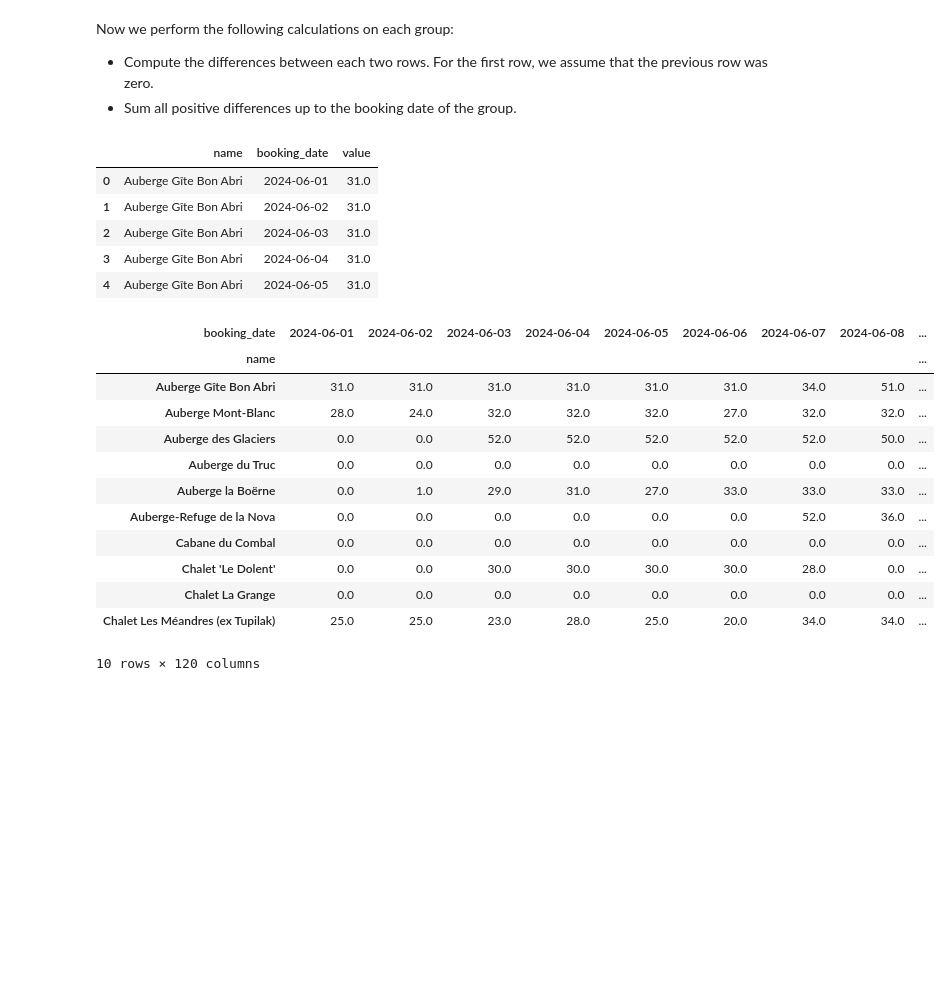
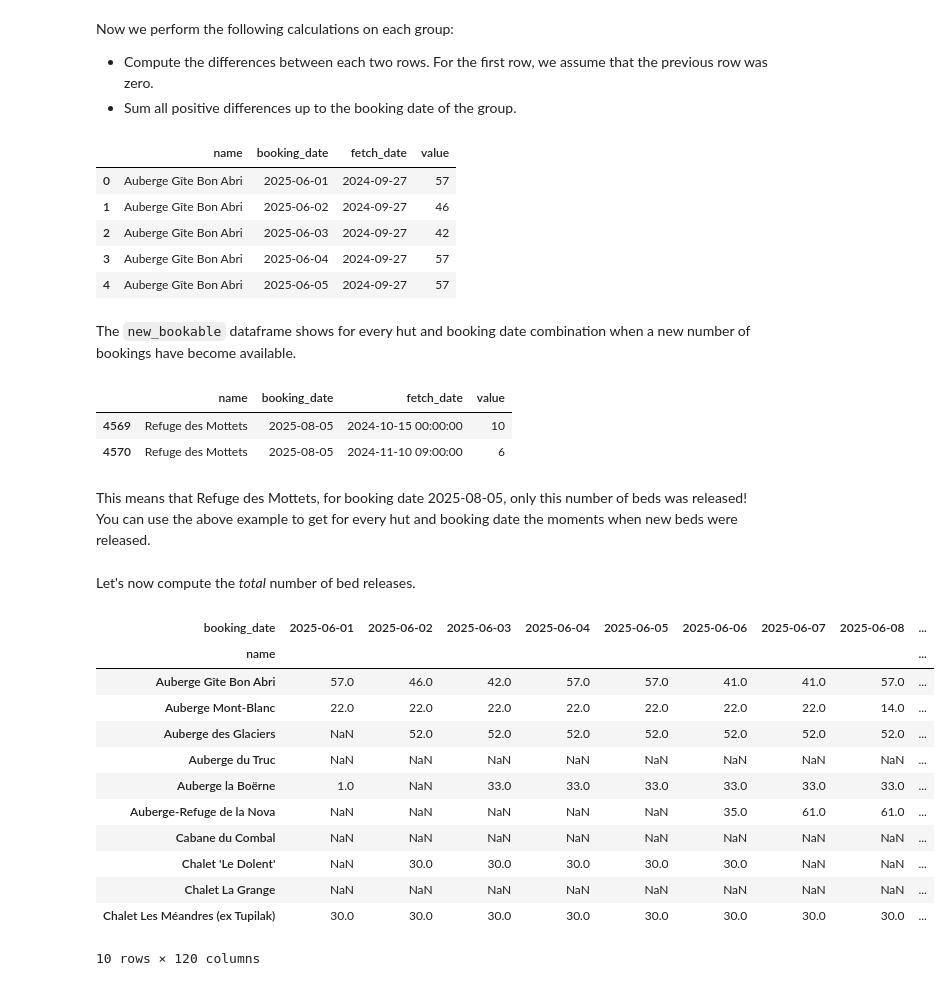
Before and after one commit to leonlan/tour-du-mont-blanc, a Jupyter notebook: data/analysis.ipynb, the cells around one changed output. Drawn from its saved outputs; the diff is of its cells as text; code cells hidden in the pictures; blank space fills up the shorter version.

```diff
--- a/data/analysis.ipynb
+++ b/data/analysis.ipynb
@@ -81,5 +91,8 @@ melted.head()
 Grouping by name and booking date gives us a convenient overview of all fetched availability sorted on date.
 # %%
 by_name_booking = melted.groupby(["name", "booking_date"])
-by_name_booking.get_group(('Auberge Gîte Bon Abri', '2024-06-05')).head()
+
+name = 'Refuge des Mottets'
+date = f'{YEAR}-07-05'
+by_name_booking.get_group((name, date)).head()
 # %% [output]
@@ -94,37 +107,57 @@ Now we perform the following calculations on each group:
 - Compute the differences between each two rows. For the first row, we assume that the previous row was zero.
 - Sum all positive differences up to the booking date of the group.
 # %%
-def compute_bookable_beds(group):
+def compute_booking_changes(group):
     name, booking_date = group.name
     booking_date = datetime.strptime(booking_date, "%Y-%m-%d")
 
-    sub = group[group['date'].dt.date <= booking_date.date()]
+    sub = group[group['fetch_date'].dt.date <= booking_date.date()]
     changes = np.diff(sub['value'], prepend=0)
-    return sum(changes[changes > 0])
+    changes = pd.Series(index=sub['fetch_date'], data=changes)
+
+    return changes[~changes.isna() & (changes > 0)] # return only positive changes
 # %%
-bookable = by_name_booking.apply(compute_bookable_beds).reset_index().rename(columns={0: "value"})
-bookable.head()
+new_bookable = by_name_booking.apply(compute_booking_changes).reset_index()
+new_bookable = new_bookable.rename(columns={0: "value"}).astype({"value": int})
+new_bookable.head()
 # %% [output]
-|  | name | booking_date | value |
-| 0 | Auberge Gîte Bon Abri | 2024-06-01 | 31.0 |
-| 1 | Auberge Gîte Bon Abri | 2024-06-02 | 31.0 |
-| 2 | Auberge Gîte Bon Abri | 2024-06-03 | 31.0 |
-| 3 | Auberge Gîte Bon Abri | 2024-06-04 | 31.0 |
-| 4 | Auberge Gîte Bon Abri | 2024-06-05 | 31.0 |
+|  | name | booking_date | fetch_date | value |
+| 0 | Auberge Gîte Bon Abri | 2025-06-01 | 2024-09-27 | 57 |
+| 1 | Auberge Gîte Bon Abri | 2025-06-02 | 2024-09-27 | 46 |
+| 2 | Auberge Gîte Bon Abri | 2025-06-03 | 2024-09-27 | 42 |
+| 3 | Auberge Gîte Bon Abri | 2025-06-04 | 2024-09-27 | 57 |
+| 4 | Auberge Gîte Bon Abri | 2025-06-05 | 2024-09-27 | 57 |
+# %% [markdown]
+The `new_bookable` dataframe shows for every hut and booking date combination when a new number of bookings have become available.
+# %%
+name = 'Refuge des Mottets'
+date = f'{YEAR}-08-05'
+groups = new_bookable.groupby(["name", "booking_date"])
+groups.get_group((name, date))
+# %% [output]
+|  | name | booking_date | fetch_date | value |
+| 4569 | Refuge des Mottets | 2025-08-05 | 2024-10-15 00:00:00 | 10 |
+| 4570 | Refuge des Mottets | 2025-08-05 | 2024-11-10 09:00:00 | 6 |
+# %% [markdown]
+This means that Refuge des Mottets, for booking date 2025-08-05, only this number of beds was released! You can use the above example to get for every hut and booking date the moments when new beds were released.
+# %% [markdown]
+Let's now compute the _total_ number of bed releases.
 # %%
-df_wide = bookable.pivot(index='name', columns='booking_date', values='value')
+total_bookable = groups["value"].sum()
+total_bookable = total_bookable.reset_index()
+df_wide = total_bookable.pivot(index='name', columns='booking_date', values='value')
 df_wide.head(10)
 # %% [output]
-| booking_date | 2024-06-01 | 2024-06-02 | 2024-06-03 | 2024-06-04 | 2024-06-05 | 2024-06-06 | 2024-06-07 | 2024-06-08 | ... |
+| booking_date | 2025-06-01 | 2025-06-02 | 2025-06-03 | 2025-06-04 | 2025-06-05 | 2025-06-06 | 2025-06-07 | 2025-06-08 | ... |
 | name |  |  |  |  |  |  |  |  | ... |
-| Auberge Gîte Bon Abri | 31.0 | 31.0 | 31.0 | 31.0 | 31.0 | 31.0 | 34.0 | 51.0 | ... |
-| Auberge Mont-Blanc | 28.0 | 24.0 | 32.0 | 32.0 | 32.0 | 27.0 | 32.0 | 32.0 | ... |
-| Auberge des Glaciers | 0.0 | 0.0 | 52.0 | 52.0 | 52.0 | 52.0 | 52.0 | 50.0 | ... |
-| Auberge du Truc | 0.0 | 0.0 | 0.0 | 0.0 | 0.0 | 0.0 | 0.0 | 0.0 | ... |
-| Auberge la Boërne | 0.0 | 1.0 | 29.0 | 31.0 | 27.0 | 33.0 | 33.0 | 33.0 | ... |
-| Auberge-Refuge de la Nova | 0.0 | 0.0 | 0.0 | 0.0 | 0.0 | 0.0 | 52.0 | 36.0 | ... |
-| Cabane du Combal | 0.0 | 0.0 | 0.0 | 0.0 | 0.0 | 0.0 | 0.0 | 0.0 | ... |
-| Chalet 'Le Dolent' | 0.0 | 0.0 | 30.0 | 30.0 | 30.0 | 30.0 | 28.0 | 0.0 | ... |
-| Chalet La Grange | 0.0 | 0.0 | 0.0 | 0.0 | 0.0 | 0.0 | 0.0 | 0.0 | ... |
-| Chalet Les Méandres (ex Tupilak) | 25.0 | 25.0 | 23.0 | 28.0 | 25.0 | 20.0 | 34.0 | 34.0 | ... |
+| Auberge Gîte Bon Abri | 57.0 | 46.0 | 42.0 | 57.0 | 57.0 | 41.0 | 41.0 | 57.0 | ... |
+| Auberge Mont-Blanc | 22.0 | 22.0 | 22.0 | 22.0 | 22.0 | 22.0 | 22.0 | 14.0 | ... |
+| Auberge des Glaciers | NaN | 52.0 | 52.0 | 52.0 | 52.0 | 52.0 | 52.0 | 52.0 | ... |
+| Auberge du Truc | NaN | NaN | NaN | NaN | NaN | NaN | NaN | NaN | ... |
+| Auberge la Boërne | 1.0 | NaN | 33.0 | 33.0 | 33.0 | 33.0 | 33.0 | 33.0 | ... |
+| Auberge-Refuge de la Nova | NaN | NaN | NaN | NaN | NaN | 35.0 | 61.0 | 61.0 | ... |
+| Cabane du Combal | NaN | NaN | NaN | NaN | NaN | NaN | NaN | NaN | ... |
+| Chalet 'Le Dolent' | NaN | 30.0 | 30.0 | 30.0 | 30.0 | 30.0 | NaN | NaN | ... |
+| Chalet La Grange | NaN | NaN | NaN | NaN | NaN | NaN | NaN | NaN | ... |
+| Chalet Les Méandres (ex Tupilak) | 30.0 | 30.0 | 30.0 | 30.0 | 30.0 | 30.0 | 30.0 | 30.0 | ... |
 10 rows × 120 columns
```
Also changed, not shown: parts of 9 cells of this notebook.
